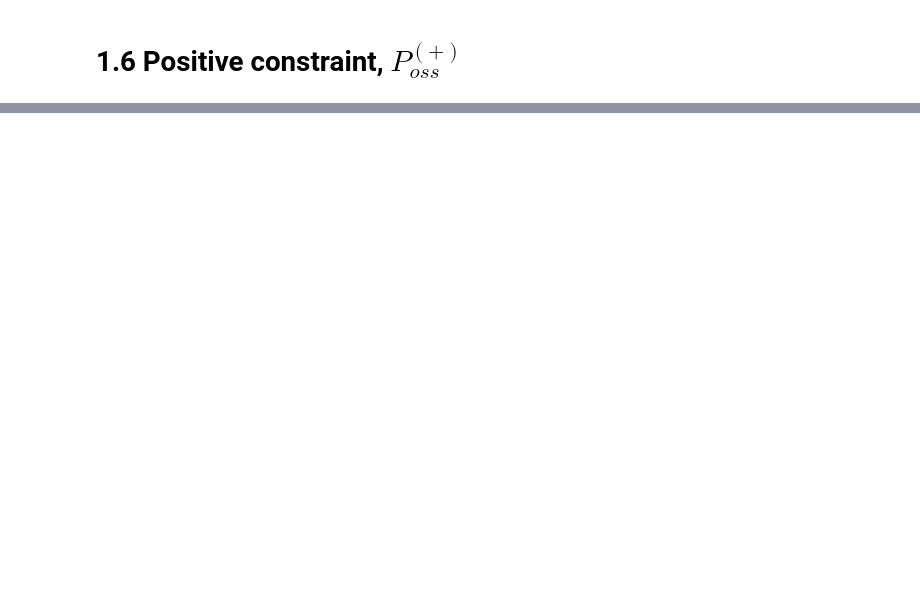
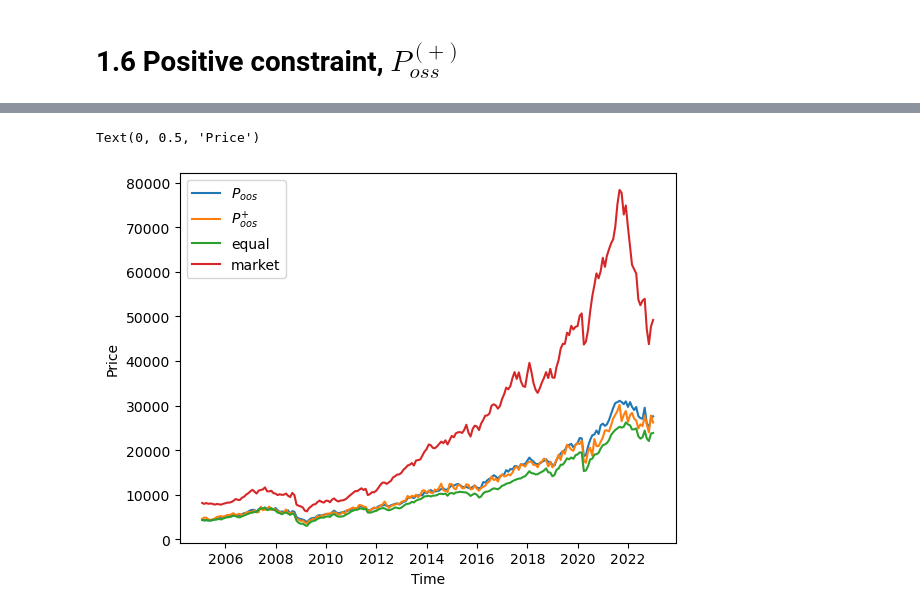
Before and after one commit to victoriawong1123/quant_asset, a Jupyter notebook: project_testing/qarm_self.ipynb, the cells around one changed output, grey strips where cells are left out. Cells and saved outputs as stored; diff of their text form; code cells hidden in the pictures; blank space fills up the shorter version.

```diff
--- a/project_testing/qarm_self.ipynb
+++ b/project_testing/qarm_self.ipynb
@@ -1197,2 +1188,16 @@ df = pd.concat([final_char, *poos_pos_df])  # save to file, named '1.6_portfolio
 * `Poos_pos_min_mu`: out-of-sample long-only portfolio $P_{oos}$ with minimal variance strategy
 * `Poos_pos_max_mu`: out-of-sample long-only portfolio $P_{oos}$ with maximal variance strategy
+# %%
+ax = plt.gca()
+
+x = price_df[price_df.index >= '2005'].index
+ax.plot(x, price_min_p, label='$P_{oos}$')
+ax.plot(x, price_long_only_min_p, label='$P_{oos}^{+}$')
+ax.plot(x, price_equal, label='equal')
+ax.plot(x, price_mkt, label='market')
+ax.legend()
+ax.set_xlabel('Time')
+ax.set_ylabel('Price')
+# %% [output]
+Text(0, 0.5, 'Price')
+[figure, added]
```
Also changed, not shown: parts of 10 cells of this notebook, 1 other file.
